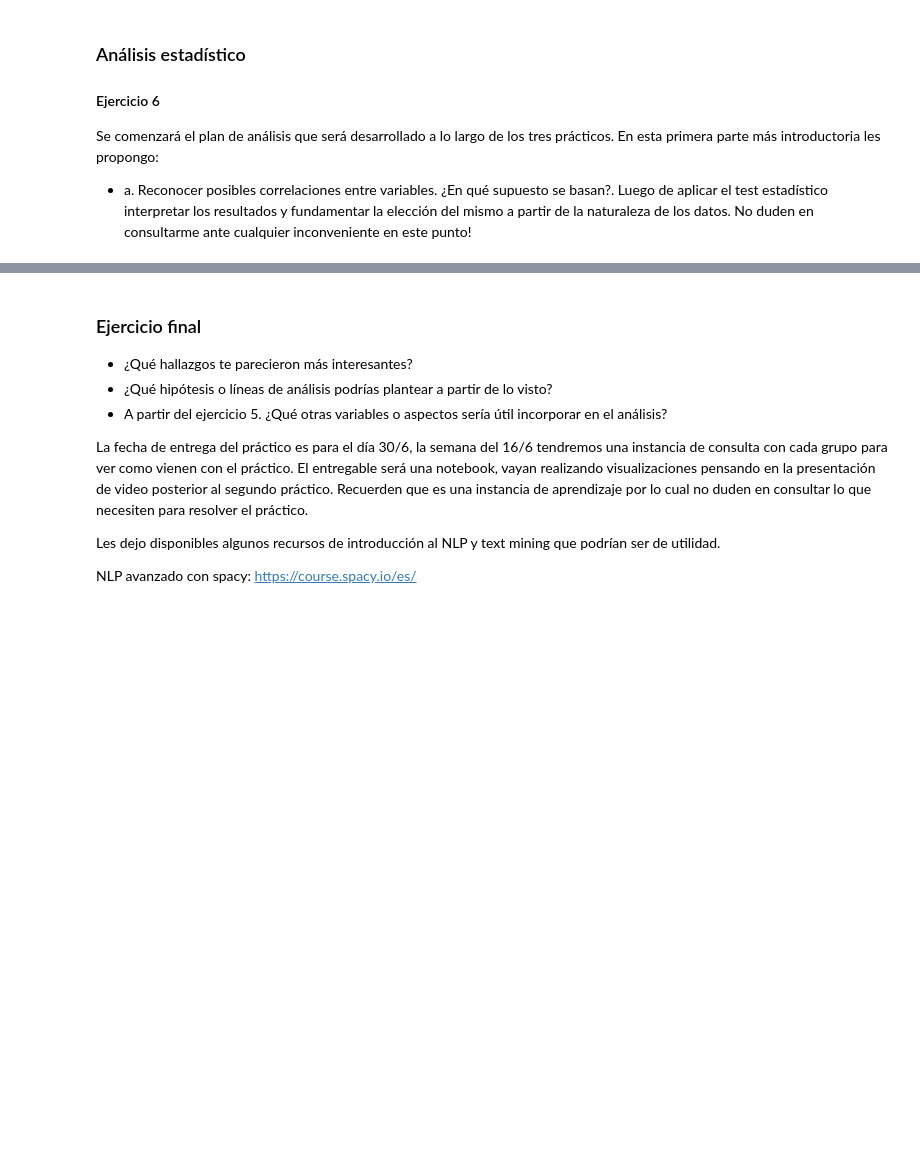
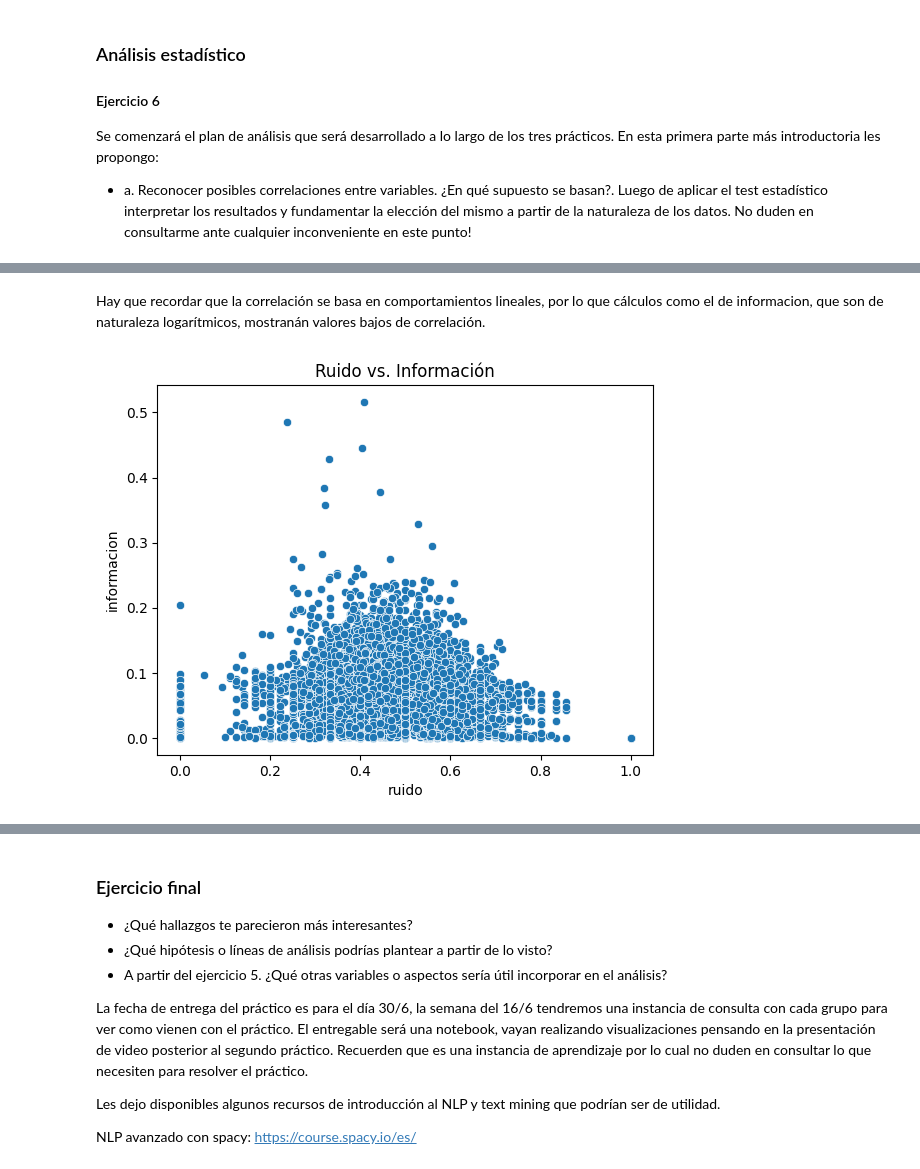
Before and after one commit to Ignaciodibella/mentoria_2025, a Jupyter notebook: practicos/Práctico_1_Análisis_y_visualización_de_datos_Tweets.ipynb, the cells around one changed output, grey strips where cells are left out. Cells and saved outputs as stored; diff of their text form; code cells hidden in the pictures; blank space fills up the shorter version.

```diff
--- a/practicos/Práctico_1_Análisis_y_visualización_de_datos_Tweets.ipynb
+++ b/practicos/Práctico_1_Análisis_y_visualización_de_datos_Tweets.ipynb
@@ -375,0 +452,21 @@ ejercicio_5_p1(df)
+# %%
+# Informcion por tweet:
+
+word_freq_no_stopwords_probability = word_freq_no_stopwords.copy()
+for key in word_freq_no_stopwords_probability.keys():
+    word_freq_no_stopwords_probability[key] /= palabras
+
+for index, row in df_.iterrows():
+    tweet_content = row['rawContent']
+    cleaned_tweet_content = re.sub(r'[^a-zA-Z_\s]', '', unicodedata.normalize('NFD', tweet_content).encode('ascii', 'ignore').decode('utf-8')).lower()
+    words = cleaned_tweet_content.split(' ')
+
+    informacion = 0
+
+    for word in words:
+        if word == '' or word == 'link_url': # Evitamos cadenas vacías y 'link_url'
+            continue
+        if word not in stop_words and len(word) > 3:
+            informacion += word_freq_no_stopwords_probability[word] * np.log2(word_freq_no_stopwords_probability[word])
+
+    df_.at[index, 'informacion'] = -informacion
@@ -383,0 +537,11 @@ Se comenzará el plan de análisis que será desarrollado a lo largo de los tres
+# %% [markdown]
+Hay que recordar que la correlación se basa en comportamientos lineales, por lo que cálculos como el de informacion, que son de naturaleza logarítmicos, mostranán valores bajos de correlación.
+# %%
+# Ruido vs información:
+sns.scatterplot(data=df_,
+                x='ruido',
+                y='informacion')
+plt.title('Ruido vs. Información')
+plt.show()
+# %% [output]
+[figure, added]
```
Also changed, not shown: parts of 9 cells of this notebook.
